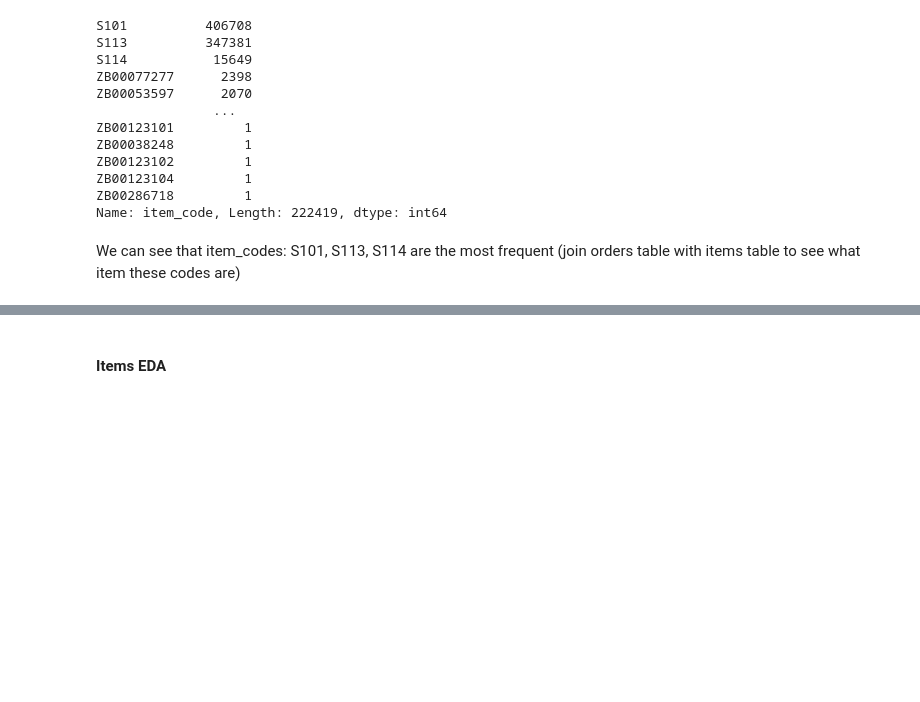
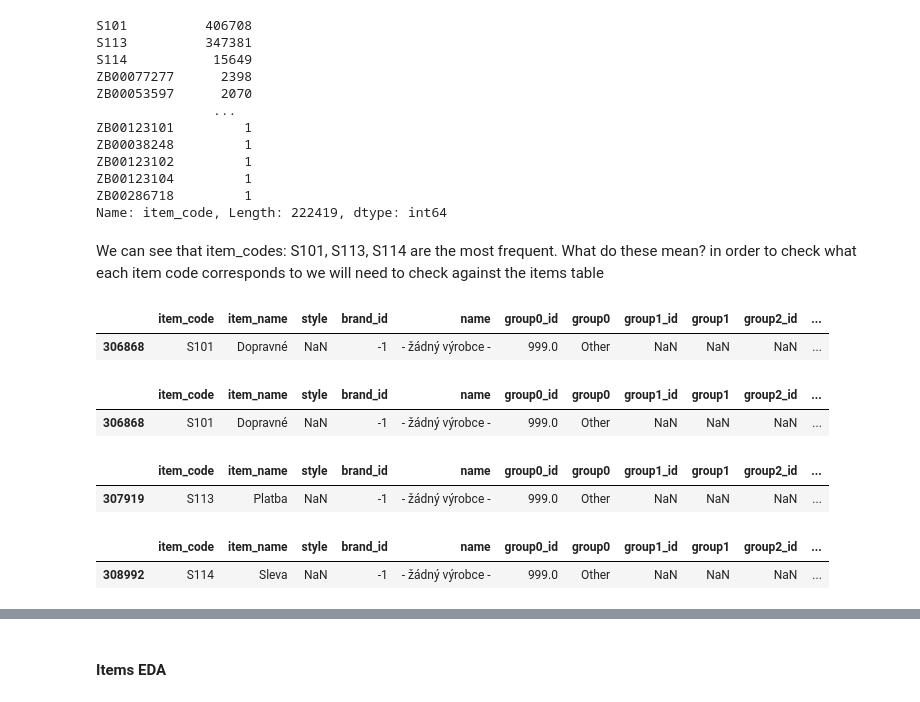
Before and after one commit to Jaghs/Demand-Prediciton, a Jupyter notebook: src/eda_and_cleaning.ipynb, the cells around one changed output, grey strips where cells are left out. Cells and saved outputs as stored; diff of their text form; code cells hidden in the pictures; blank space fills up the shorter version.

```diff
--- a/src/eda_and_cleaning.ipynb
+++ b/src/eda_and_cleaning.ipynb
@@ -225,5 +202,32 @@ ZB00123102         1
 ZB00123104         1
 ZB00286718         1
 Name: item_code, Length: 222419, dtype: int64
-# %% [markdown]
-We can see that item_codes: S101, S113, S114 are the most frequent (join orders table with items table to see what item these codes are)
+# %% [markdown]
+We can see that item_codes: S101, S113, S114 are the most frequent. What do these mean? in order to check what each item code corresponds to we will need to check against the items table
+# %%
+S101 = items_df['item_code']=='S101'
+items_df[S101].head(1)
+# %% [output]
+|  | item_code | item_name | style | brand_id | name | group0_id | group0 | group1_id | group1 | group2_id | ... |
+| 306868 | S101 | Dopravné | NaN | -1 | - žádný výrobce - | 999.0 | Other | NaN | NaN | NaN | ... |
+# %%
+# find item_name that corresponds to item code 'S101'
+S101 = items_df['item_code']=='S101'
+items_df[S101].head(1)
+# %% [output]
+|  | item_code | item_name | style | brand_id | name | group0_id | group0 | group1_id | group1 | group2_id | ... |
+| 306868 | S101 | Dopravné | NaN | -1 | - žádný výrobce - | 999.0 | Other | NaN | NaN | NaN | ... |
+# %%
+# find item_name that corresponds to item code 'S113'
+S113 = items_df['item_code']=='S113'
+items_df[S113].head(1)
+# %% [output]
+|  | item_code | item_name | style | brand_id | name | group0_id | group0 | group1_id | group1 | group2_id | ... |
+| 307919 | S113 | Platba | NaN | -1 | - žádný výrobce - | 999.0 | Other | NaN | NaN | NaN | ... |
+# %%
+# find item_name that corresponds to item code 'S114'
+S114 = items_df['item_code']=='S114'
+items_df[S114].head(1)
+# %% [output]
+|  | item_code | item_name | style | brand_id | name | group0_id | group0 | group1_id | group1 | group2_id | ... |
+| 308992 | S114 | Sleva | NaN | -1 | - žádný výrobce - | 999.0 | Other | NaN | NaN | NaN | ... |
```
Also changed, not shown: parts of 24 cells of this notebook.
